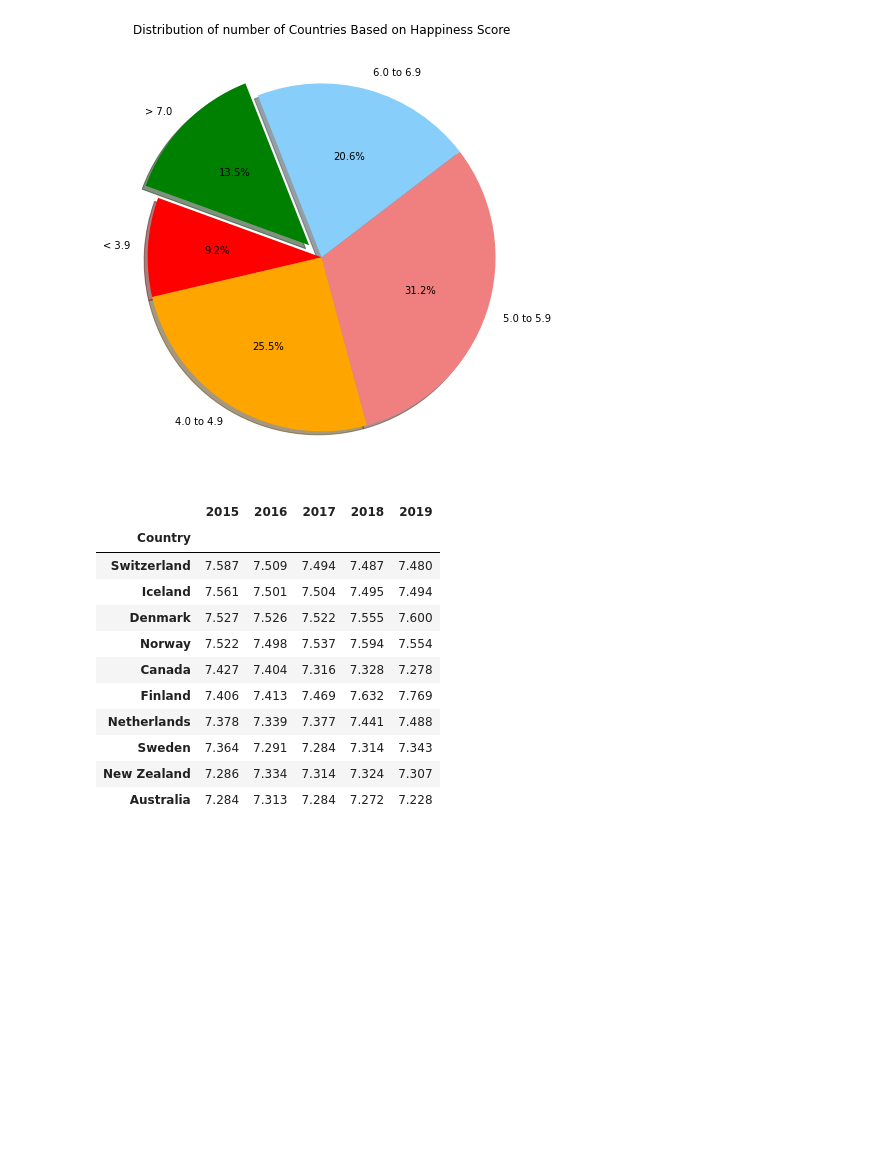
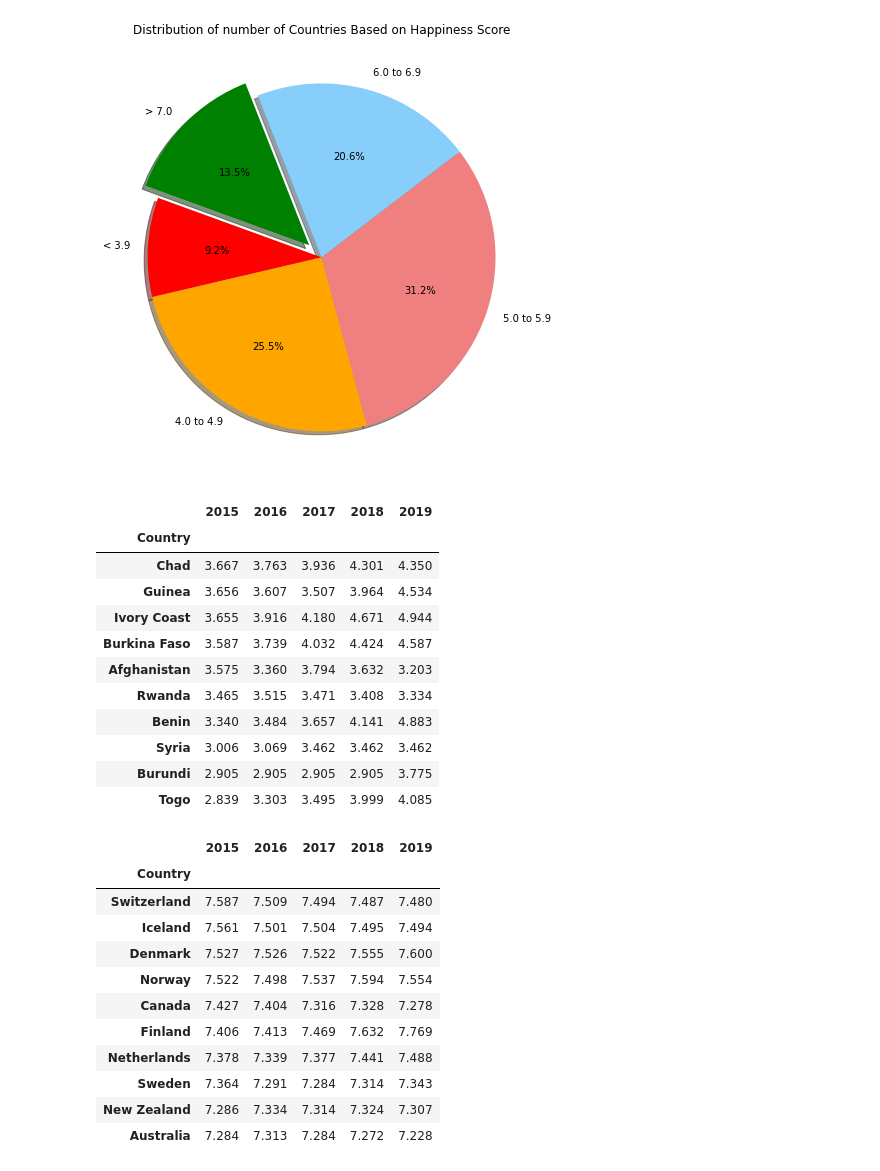
Before and after one commit to reginesgit/Factors-Contributing-to-a-Countrys-Happiness, a Jupyter notebook: family/Family_Final.ipynb, the cells around one changed output. Cells and saved outputs as stored; diff of their text form; code cells hidden in the pictures; blank space fills up the shorter version.

```diff
--- a/family/Family_Final.ipynb
+++ b/family/Family_Final.ipynb
@@ -399,6 +399,26 @@ plt.title("Distribution of number of Countries Based on Happiness Score")
 plt.savefig("images/Pie_Proportion_HappyScore.png")
 # %% [output]
 [figure]
+# %%
+Happiness_df = pd.DataFrame(combined_df[["Country","Happiness_2015","Happiness_2016","Happiness_2017","Happiness_2018","Happiness_2019"]])
+# setting Country as index column
+Happiness_df.set_index("Country", inplace = True)
+Happiness_df = Happiness_df.rename(columns={"Happiness_2015":"2015","Happiness_2016":"2016","Happiness_2017":"2017","Happiness_2018":"2018","Happiness_2019":"2019"})
+Happy_bottom10 =Happiness_df.tail(10)
+Happy_bottom10
+# %% [output]
+|  | 2015 | 2016 | 2017 | 2018 | 2019 |
+| Country |  |  |  |  |  |
+| Chad | 3.667 | 3.763 | 3.936 | 4.301 | 4.350 |
+| Guinea | 3.656 | 3.607 | 3.507 | 3.964 | 4.534 |
+| Ivory Coast | 3.655 | 3.916 | 4.180 | 4.671 | 4.944 |
+| Burkina Faso | 3.587 | 3.739 | 4.032 | 4.424 | 4.587 |
+| Afghanistan | 3.575 | 3.360 | 3.794 | 3.632 | 3.203 |
+| Rwanda | 3.465 | 3.515 | 3.471 | 3.408 | 3.334 |
+| Benin | 3.340 | 3.484 | 3.657 | 4.141 | 4.883 |
+| Syria | 3.006 | 3.069 | 3.462 | 3.462 | 3.462 |
+| Burundi | 2.905 | 2.905 | 2.905 | 2.905 | 3.775 |
+| Togo | 2.839 | 3.303 | 3.495 | 3.999 | 4.085 |
 # %%
 Happiness_df = pd.DataFrame(combined_df[["Country","Happiness_2015","Happiness_2016","Happiness_2017","Happiness_2018","Happiness_2019"]])
 # setting Country as index column
```
Also changed, not shown: parts of 7 cells of this notebook, 4 other files.
